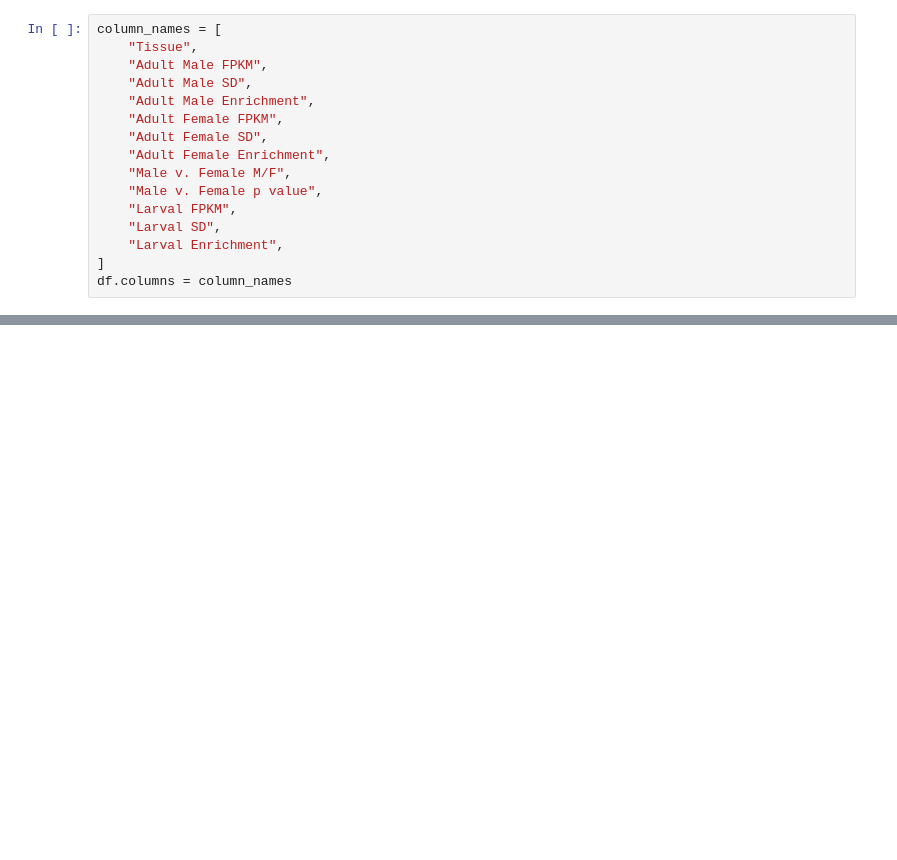
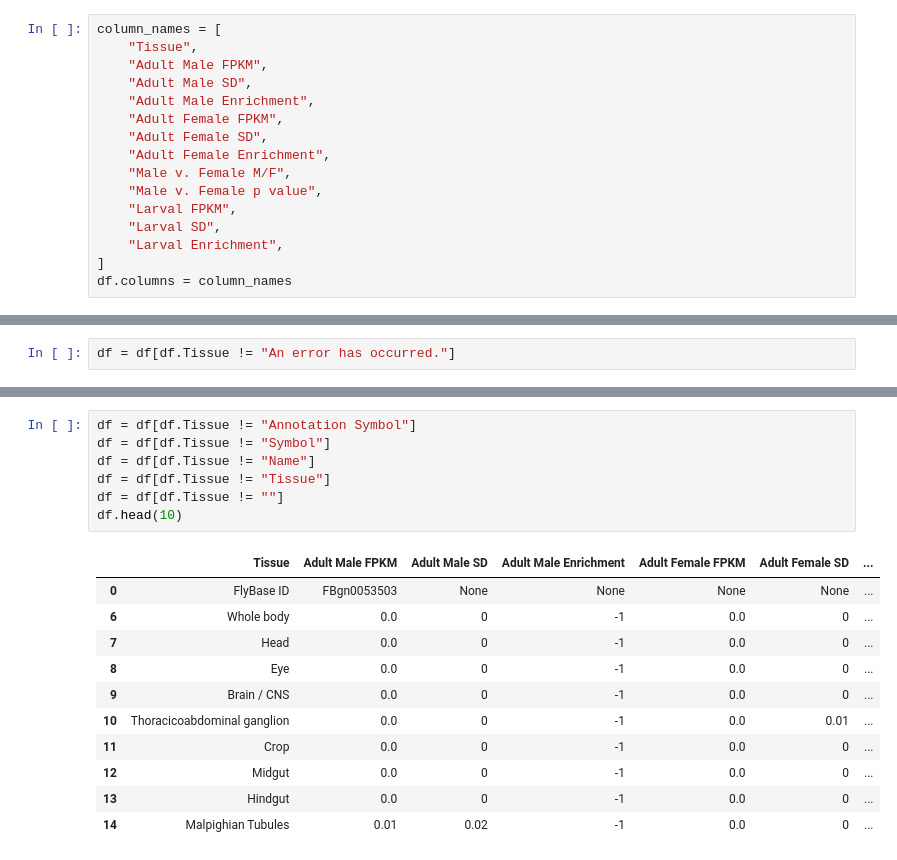
Before and after one commit to nehal1989/FlyAtlas2Scraper, a Jupyter notebook: Cleaning_bad_csv_file.ipynb, the cells around one changed output, grey strips where cells are left out. Drawn from its saved outputs; the diff is of its cells as text; blank space fills up the shorter version.

```diff
--- a/Cleaning_bad_csv_file.ipynb
+++ b/Cleaning_bad_csv_file.ipynb
@@ -63,0 +60,2 @@ df
+# %%
+df = df[df.Tissue != "An error has occurred."]
@@ -63,0 +72,19 @@ df
+# %%
+df = df[df.Tissue != "Annotation Symbol"]
+df = df[df.Tissue != "Symbol"]
+df = df[df.Tissue != "Name"]
+df = df[df.Tissue != "Tissue"]
+df = df[df.Tissue != ""]
+df.head(10)
+# %% [output]
+|  | Tissue | Adult Male FPKM | Adult Male SD | Adult Male Enrichment | Adult Female FPKM | Adult Female SD | ... |
+| 0 | FlyBase ID | FBgn0053503 | None | None | None | None | ... |
+| 6 | Whole body | 0.0 | 0 | -1 | 0.0 | 0 | ... |
+| 7 | Head | 0.0 | 0 | -1 | 0.0 | 0 | ... |
+| 8 | Eye | 0.0 | 0 | -1 | 0.0 | 0 | ... |
+| 9 | Brain / CNS | 0.0 | 0 | -1 | 0.0 | 0 | ... |
+| 10 | Thoracicoabdominal ganglion | 0.0 | 0 | -1 | 0.0 | 0.01 | ... |
+| 11 | Crop | 0.0 | 0 | -1 | 0.0 | 0 | ... |
+| 12 | Midgut | 0.0 | 0 | -1 | 0.0 | 0 | ... |
+| 13 | Hindgut | 0.0 | 0 | -1 | 0.0 | 0 | ... |
+| 14 | Malpighian Tubules | 0.01 | 0.02 | -1 | 0.0 | 0 | ... |
```
Also changed, not shown: parts of 9 cells of this notebook.
